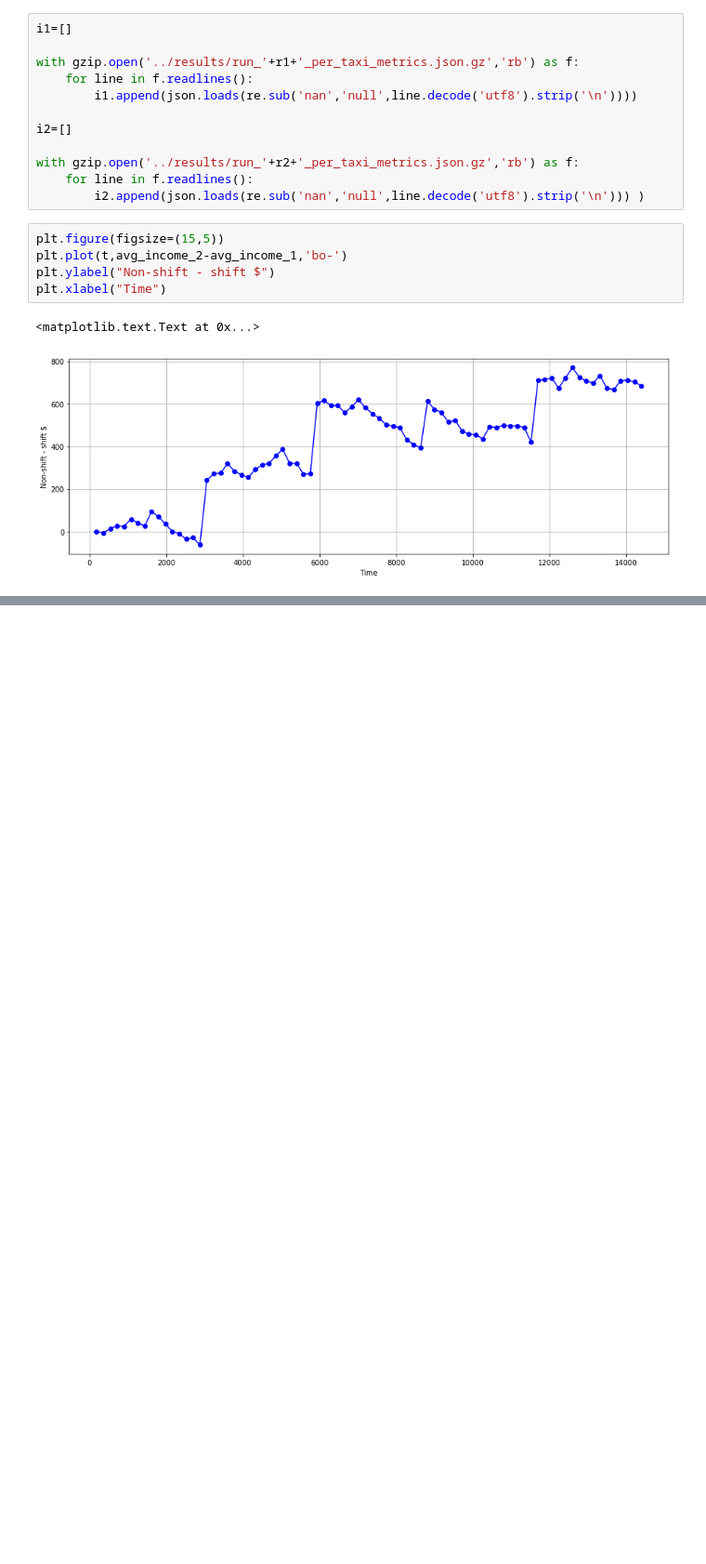
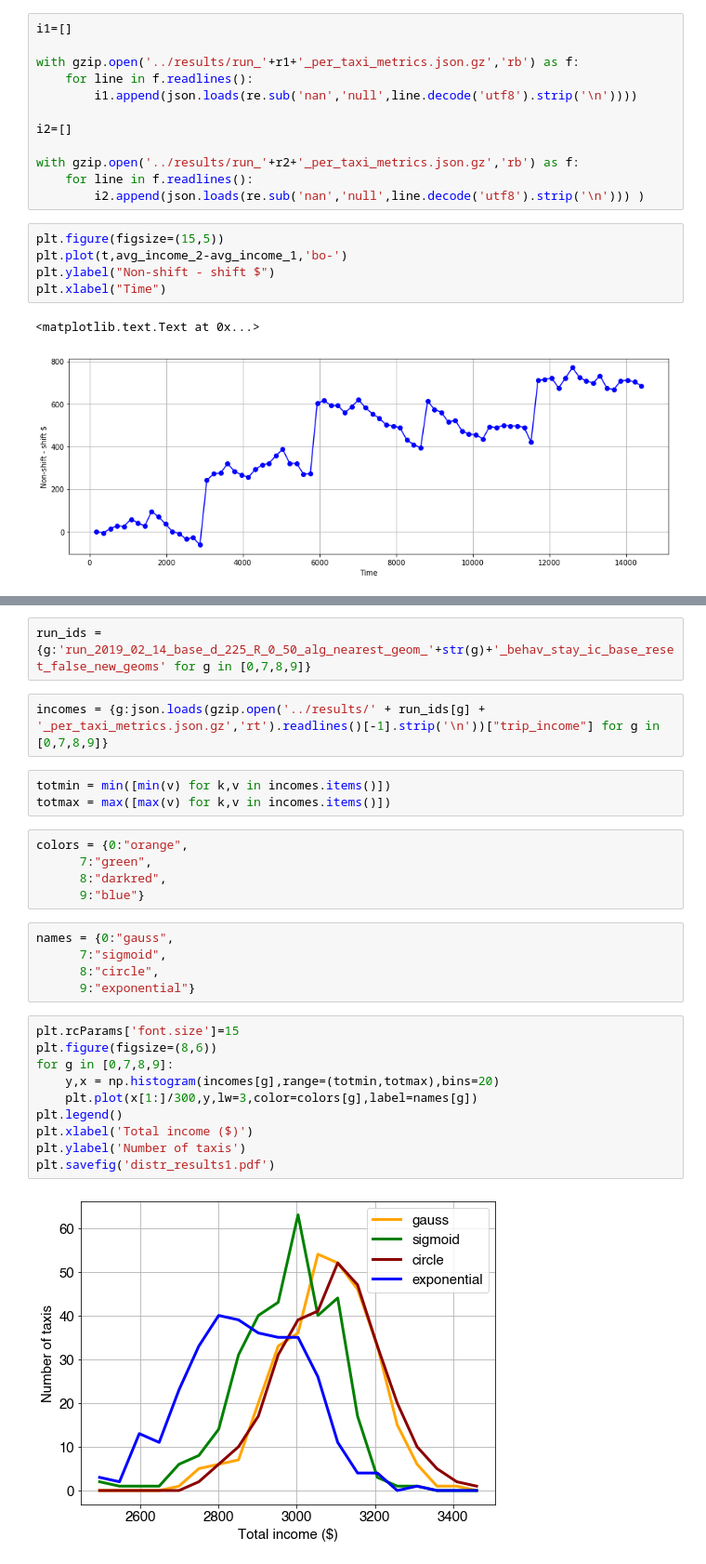
Before and after one commit to bokae/taxi, a Jupyter notebook: notebooks/figures.ipynb, the cells around one changed output, grey strips where cells are left out. Shown at 93% size. Saved outputs shown, nothing was run; the diff lists cells and outputs as text; blank space fills up the shorter version.

```diff
--- a/notebooks/figures.ipynb
+++ b/notebooks/figures.ipynb
@@ -644,0 +655,29 @@ plt.xlabel("Time")
+# %%
+run_ids = {g:'run_2019_02_14_base_d_225_R_0_50_alg_nearest_geom_'+str(g)+'_behav_stay_ic_base_reset_false_new_geoms' for g in [0,7,8,9]}
+# %%
+incomes = {g:json.loads(gzip.open('../results/' + run_ids[g] + '_per_taxi_metrics.json.gz','rt').readlines()[-1].strip('\n'))["trip_income"] for g in [0,7,8,9]}
+# %%
+totmin = min([min(v) for k,v in incomes.items()])
+totmax = max([max(v) for k,v in incomes.items()])
+# %%
+colors = {0:"orange",
+      7:"green",
+      8:"darkred",
+      9:"blue"}
+# %%
+names = {0:"gauss",
+      7:"sigmoid",
+      8:"circle",
+      9:"exponential"}
+# %%
+plt.rcParams['font.size']=15
+plt.figure(figsize=(8,6))
+for g in [0,7,8,9]:
+    y,x = np.histogram(incomes[g],range=(totmin,totmax),bins=20)
+    plt.plot(x[1:]/300,y,lw=3,color=colors[g],label=names[g])
+plt.legend()
+plt.xlabel('Total income ($)')
+plt.ylabel('Number of taxis')
+plt.savefig('distr_results1.pdf')
+# %% [output]
+[figure, added]
```
Also changed, not shown: parts of 32 cells of this notebook.
